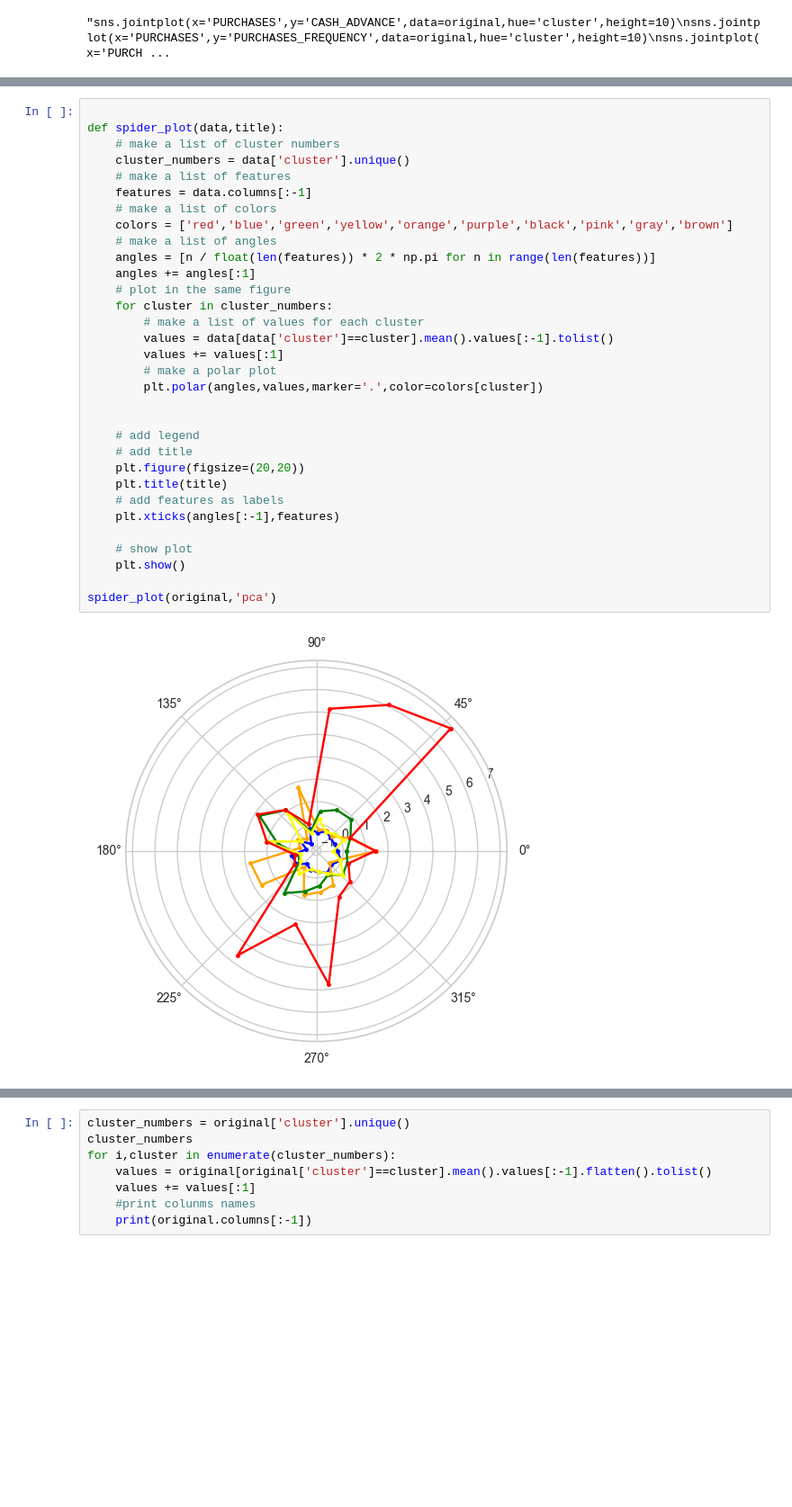
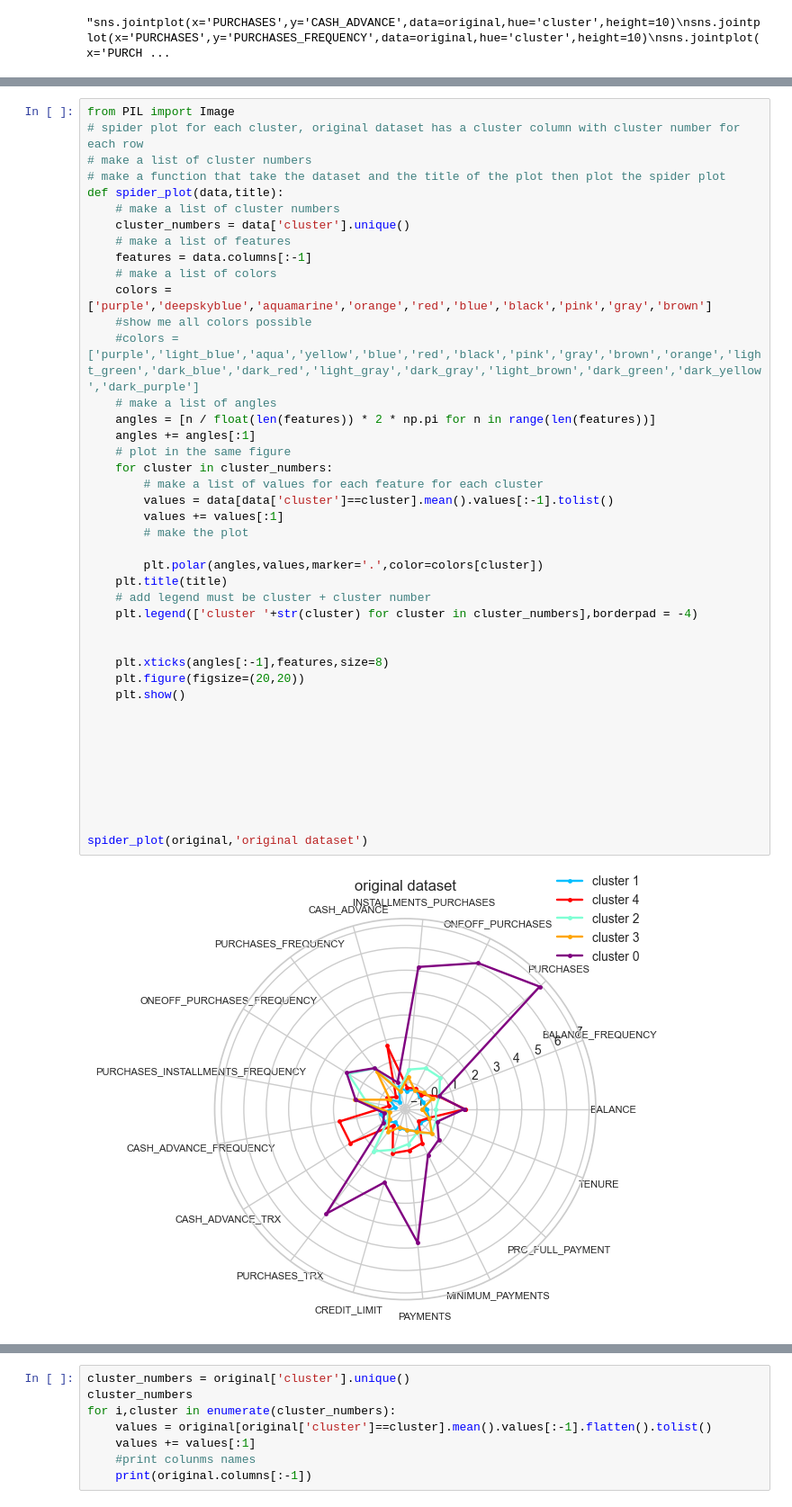
Before and after one commit to Enzo-hmdy/Tp3_Machine_learning_UQAC, a Jupyter notebook: clustering.ipynb, the cells around one changed output, grey strips where cells are left out. Shown at 90% size. Cells and saved outputs as stored; diff of their text form; blank space fills up the shorter version.

```diff
--- a/clustering.ipynb
+++ b/clustering.ipynb
@@ -274,34 +283,44 @@ sns.scatterplot(x='PURCHASES',y='BALANCE',data=original,hue='cluster',palette='r
 # %%
-
+from PIL import Image
+# spider plot for each cluster, original dataset has a cluster column with cluster number for each row
+# make a list of cluster numbers
+# make a function that take the dataset and the title of the plot then plot the spider plot
 def spider_plot(data,title):
     # make a list of cluster numbers
     cluster_numbers = data['cluster'].unique()
     # make a list of features
     features = data.columns[:-1]
     # make a list of colors
-    colors = ['red','blue','green','yellow','orange','purple','black','pink','gray','brown']
+    colors = ['purple','deepskyblue','aquamarine','orange','red','blue','black','pink','gray','brown']
+    #show me all colors possible
+    #colors = ['purple','light_blue','aqua','yellow','blue','red','black','pink','gray','brown','orange','light_green','dark_blue','dark_red','light_gray','dark_gray','light_brown','dark_green','dark_yellow','dark_purple']
     # make a list of angles
     angles = [n / float(len(features)) * 2 * np.pi for n in range(len(features))]
     angles += angles[:1]
     # plot in the same figure
     for cluster in cluster_numbers:
-        # make a list of values for each cluster
+        # make a list of values for each feature for each cluster
         values = data[data['cluster']==cluster].mean().values[:-1].tolist()
         values += values[:1]
-        # make a polar plot
+        # make the plot
+
         plt.polar(angles,values,marker='.',color=colors[cluster])
+    plt.title(title)
+    # add legend must be cluster + cluster number
+    plt.legend(['cluster '+str(cluster) for cluster in cluster_numbers],borderpad = -4)
 
 
-    # add legend
-    # add title
+    plt.xticks(angles[:-1],features,size=8)
     plt.figure(figsize=(20,20))
-    plt.title(title)
-    # add features as labels
-    plt.xticks(angles[:-1],features)
-
-    # show plot
     plt.show()
 
-spider_plot(original,'pca')
+
+
+
+
+
+
+
+spider_plot(original,'original dataset')
 # %% [output]
-[figure, old version]
+[figure, new version]
```
Also changed, not shown: parts of 10 cells of this notebook, 1 other file.
